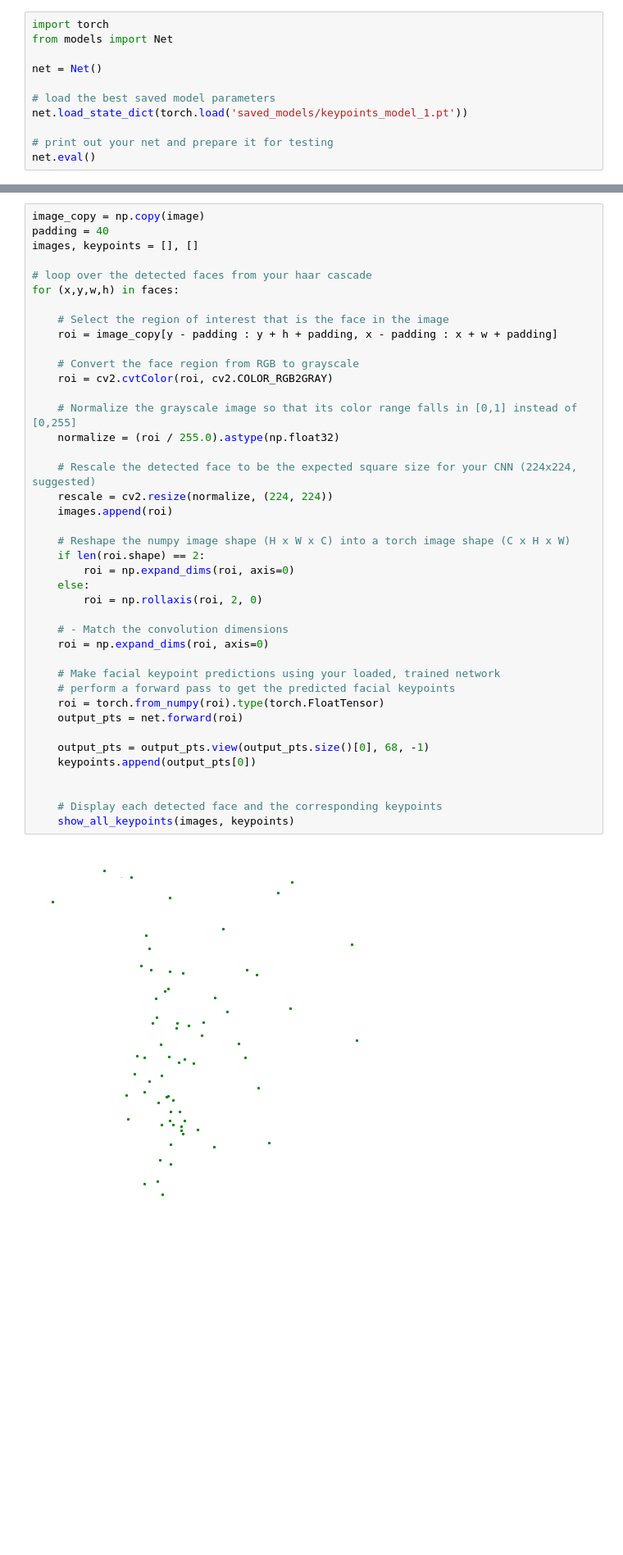
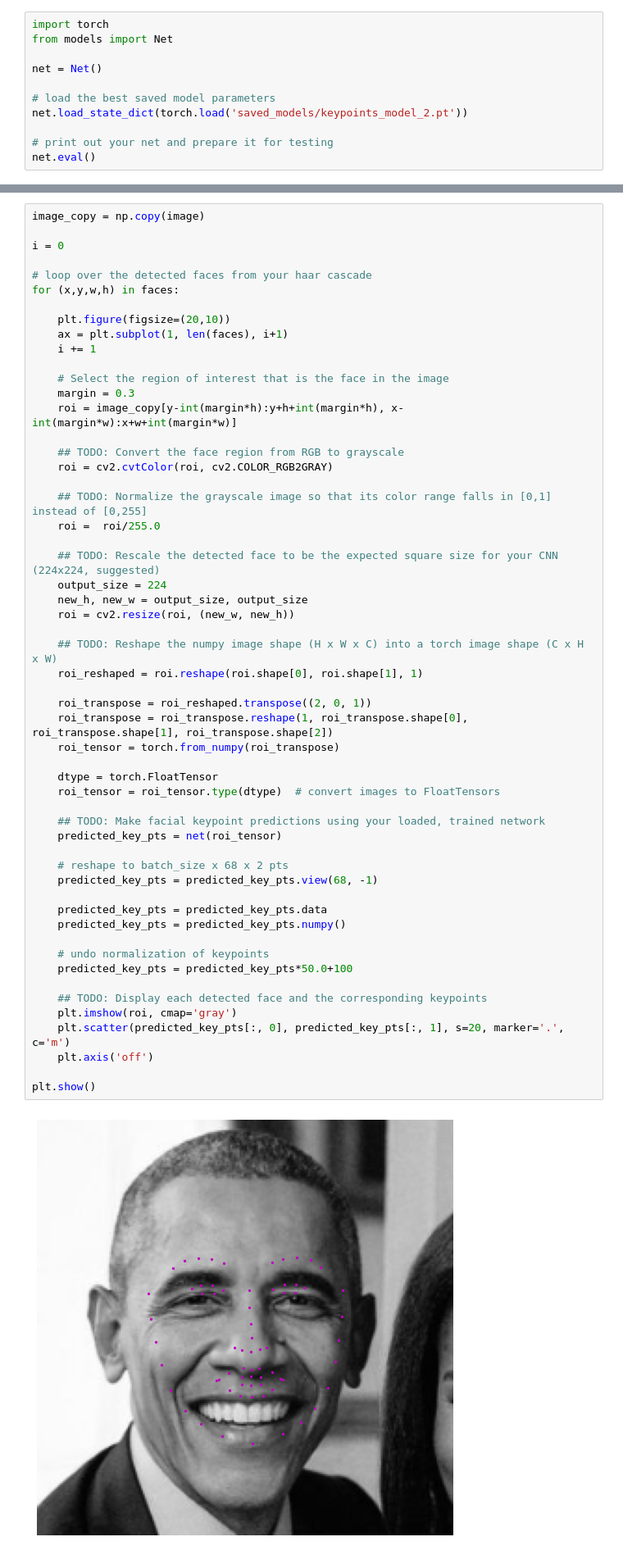
Before and after one commit to ken-power/CVND-FacialKeypointDetection, a Jupyter notebook: 3. Facial Keypoint Detection, Complete Pipeline.ipynb, the cells around one changed output, grey strips where cells are left out. Shown at 82% size. Saved outputs shown, nothing was run; the diff lists cells and outputs as text; blank space fills up the shorter version.

Commit message:
WIP - Experiment with updated model - now detecting faces and showing keypoints on faces

```diff
--- a/3. Facial Keypoint Detection, Complete Pipeline.ipynb
+++ b/3. Facial Keypoint Detection, Complete Pipeline.ipynb
@@ -81,7 +81,7 @@ from models import Net
 net = Net()
 
 # load the best saved model parameters
-net.load_state_dict(torch.load('saved_models/keypoints_model_1.pt'))
+net.load_state_dict(torch.load('saved_models/keypoints_model_2.pt'))
 
 # print out your net and prepare it for testing
 net.eval()
@@ -147,43 +140,57 @@ def show_all_keypoints(image, keypoints):
 # %%
 image_copy = np.copy(image)
-padding = 40
-images, keypoints = [], []
+
+i = 0
 
 # loop over the detected faces from your haar cascade
 for (x,y,w,h) in faces:
 
+    plt.figure(figsize=(20,10))
+    ax = plt.subplot(1, len(faces), i+1)
+    i += 1
+
     # Select the region of interest that is the face in the image
-    roi = image_copy[y - padding : y + h + padding, x - padding : x + w + padding]
+    margin = 0.3
+    roi = image_copy[y-int(margin*h):y+h+int(margin*h), x-int(margin*w):x+w+int(margin*w)]
 
-    # Convert the face region from RGB to grayscale
+    ## TODO: Convert the face region from RGB to grayscale
     roi = cv2.cvtColor(roi, cv2.COLOR_RGB2GRAY)
 
-    # Normalize the grayscale image so that its color range falls in [0,1] instead of [0,255]
-    normalize = (roi / 255.0).astype(np.float32)
+    ## TODO: Normalize the grayscale image so that its color range falls in [0,1] instead of [0,255]
+    roi =  roi/255.0
 
-    # Rescale the detected face to be the expected square size for your CNN (224x224, suggested)
-    rescale = cv2.resize(normalize, (224, 224))
-    images.append(roi)
+    ## TODO: Rescale the detected face to be the expected square size for your CNN (224x224, suggested)
+    output_size = 224
+    new_h, new_w = output_size, output_size
+    roi = cv2.resize(roi, (new_w, new_h))
 
-    # Reshape the numpy image shape (H x W x C) into a torch image shape (C x H x W)
-    if len(roi.shape) == 2:
-        roi = np.expand_dims(roi, axis=0)
-    else:
-        roi = np.rollaxis(roi, 2, 0)
+    ## TODO: Reshape the numpy image shape (H x W x C) into a torch image shape (C x H x W)
+    roi_reshaped = roi.reshape(roi.shape[0], roi.shape[1], 1)
 
-    # - Match the convolution dimensions
-    roi = np.expand_dims(roi, axis=0)
+    roi_transpose = roi_reshaped.transpose((2, 0, 1))
+    roi_transpose = roi_transpose.reshape(1, roi_transpose.shape[0], roi_transpose.shape[1], roi_transpose.shape[2])
+    roi_tensor = torch.from_numpy(roi_transpose)
 
-    # Make facial keypoint predictions using your loaded, trained network
-    # perform a forward pass to get the predicted facial keypoints
-    roi = torch.from_numpy(roi).type(torch.FloatTensor)
-    output_pts = net.forward(roi)
+    dtype = torch.FloatTensor
+    roi_tensor = roi_tensor.type(dtype)  # convert images to FloatTensors
 
-    output_pts = output_pts.view(output_pts.size()[0], 68, -1)
-    keypoints.append(output_pts[0])
+    ## TODO: Make facial keypoint predictions using your loaded, trained network
+    predicted_key_pts = net(roi_tensor)
 
+    # reshape to batch_size x 68 x 2 pts
+    predicted_key_pts = predicted_key_pts.view(68, -1)
 
-    # Display each detected face and the corresponding keypoints
-    show_all_keypoints(images, keypoints)
+    predicted_key_pts = predicted_key_pts.data
+    predicted_key_pts = predicted_key_pts.numpy()
+
+    # undo normalization of keypoints
+    predicted_key_pts = predicted_key_pts*50.0+100
+
+    ## TODO: Display each detected face and the corresponding keypoints
+    plt.imshow(roi, cmap='gray')
+    plt.scatter(predicted_key_pts[:, 0], predicted_key_pts[:, 1], s=20, marker='.', c='m')
+    plt.axis('off')
+
+plt.show()
 # %% [output]
-[figure, old version]
+[figure, new version]
```
Also changed, not shown: parts of 4 cells of this notebook.
